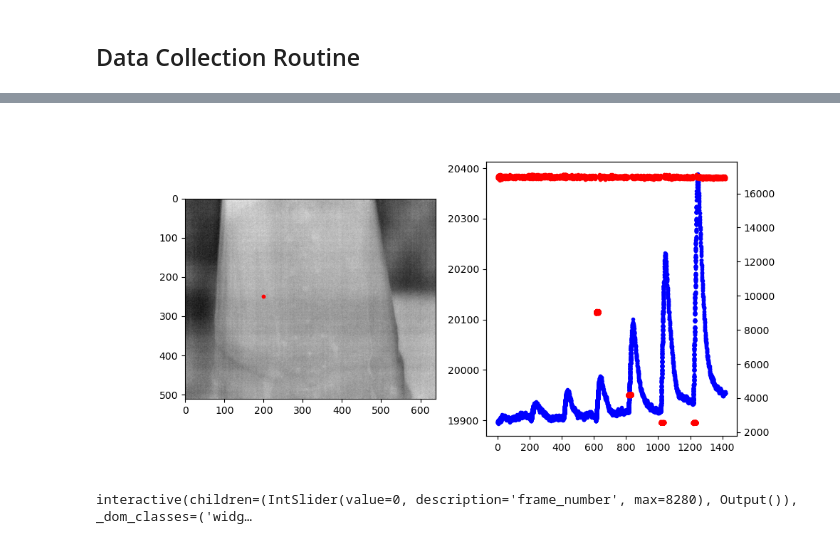
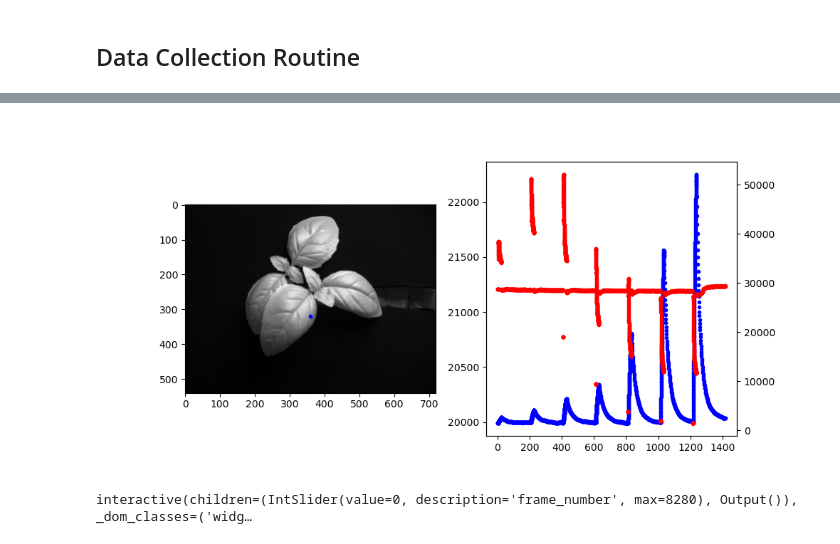
Before and after one commit to nnsriram27/plantProj, a Jupyter notebook: notebooks-setup/collect_plant_data_v2.ipynb, the cells around one changed output, grey strips where cells are left out. Drawn from its saved outputs; the diff is of its cells as text; code cells hidden in the pictures.

```diff
--- a/notebooks-setup/collect_plant_data_v2.ipynb
+++ b/notebooks-setup/collect_plant_data_v2.ipynb
@@ -74,8 +57,9 @@ light_obj.set_voltage(0.0)
 # %% [markdown]
 ## Preview Visible Camera
 # %%
-# high_voltage = 0.6
-# curr_stage_pos = STAGE_POS_LP700
-# curr_exposure = 10000
-# stage.move_absolute_raw(curr_stage_pos)
-# vis_cam_obj.set_exposure(curr_exposure)
+high_voltage = 10
+curr_stage_pos = STAGE_POS_LP700
+curr_exposure = 750
+stage.move_absolute_raw(curr_stage_pos)
+vis_cam_obj.set_exposure(curr_exposure)
+vis_cam_obj.set_gain(0)
@@ -236,10 +269,10 @@ pulsetrain_settings = {
         'light_intensity_perc'  : [2.47, 5.50, 9.94, 15.97, 37.35, 69.37, 100],       # roughly converted from voltage to intensity percentage
         'light_pulse_duration'  : [20, 20, 20, 20, 20, 20, 20],               # in s
         'relaxation_duration'   : [180, 180, 180, 180, 180, 180, 180],                # in s
-        'fps_during_pulse' : 50,
-        'fps_between_pulses' : 3,
-        'vis_cam_exposure_sp700' : [300, 200, 200, 100, 40, 40, 40],
-        'vis_cam_exposure_lp700' : [10000, 10000, 10000, 5000, 2000, 1000, 1000]
+        'fps_during_pulse' : 10,
+        'fps_between_pulses' : 1,
+        'vis_cam_exposure_sp700' : [1000, 750, 500, 250, 50, 20, 10],
+        'vis_cam_exposure_lp700' : [15000, 15000, 10000, 5000, 2000, 1000, 750]
 }
 
 # pulsetrain_settings['pulse_energy'] = 200
@@ -498,23 +538,24 @@ Exposure set to 9988.486767 us...
 Saving the data
 # %%
 fig, ax = plt.subplots(1, 2, figsize=(10, 5))
+px1, py1 = 360, 320
 
-ax[0].imshow(ls_thr_frames[1000, :, :], cmap='gray')
-ax[0].scatter(200, 250, c='r', s=10)
-# ax[0].imshow(ls_vis_frames[60, :, :], cmap='gray')
-# ax[0].scatter(530, 260, c='b', s=10)
-ax[1].plot(ls_thr_tstamps - ls_vis_tstamps[0], ls_thr_frames[:, 250:255, 200:205].mean(axis=(1, 2)), 'b.')
+# ax[0].imshow(vis_frames_sp700[-1, :, :], cmap='gray')
+# ax[0].imshow(ls_vis_frames[-1, :, :], cmap='gray')
+ax[0].imshow(ls_vis_frames[-100, :, :], cmap='gray')
+# ax[0].imshow(ls_thr_frames[-1, :, :], cmap='turbo')
+ax[0].scatter(px1, py1, c='b', s=10)
+ax[1].plot(ls_thr_tstamps - ls_vis_tstamps[0], ls_thr_frames[:, py1-5:py1+5, px1-5:px1+5].mean(axis=(1, 2)), 'b.')
 ax2 = ax[1].twinx()
 vis_pixel_val = []
 vis_pixel_tstamp = []
 for i in range(ls_vis_frames.shape[0]):
-    if ls_vis_filter_pos[i] == STAGE_POS_LP700:
-        vis_pixel_val.append(ls_vis_frames[i, 260:265, 530:535].mean())
-        vis_pixel_tstamp.append(ls_vis_tstamps[i] - ls_vis_tstamps[0])
+    vis_pixel_val.append(ls_vis_frames[i, py1-5:py1+5, px1-5:px1+5].mean())# / ls_vis_exposures[i])
+    vis_pixel_tstamp.append(ls_vis_tstamps[i] - ls_vis_tstamps[0])
 ax2.plot(vis_pixel_tstamp, vis_pixel_val, 'r.')
 plt.show()
 # %% [output]
-[figure, old version]
+[figure, new version]
 # %%
 from ipywidgets import interact, IntSlider
 
```
Also changed, not shown: parts of 12 cells of this notebook, 3 other files.
